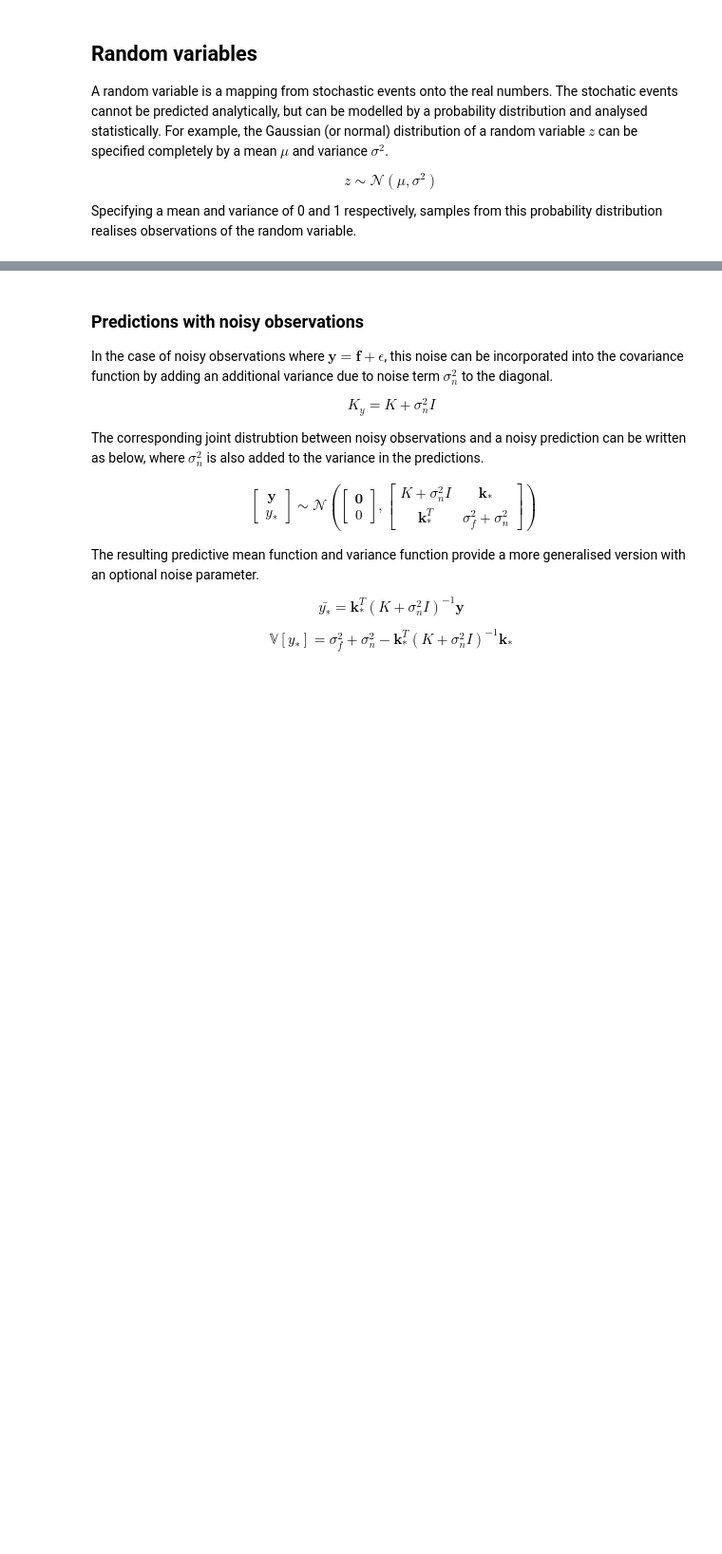
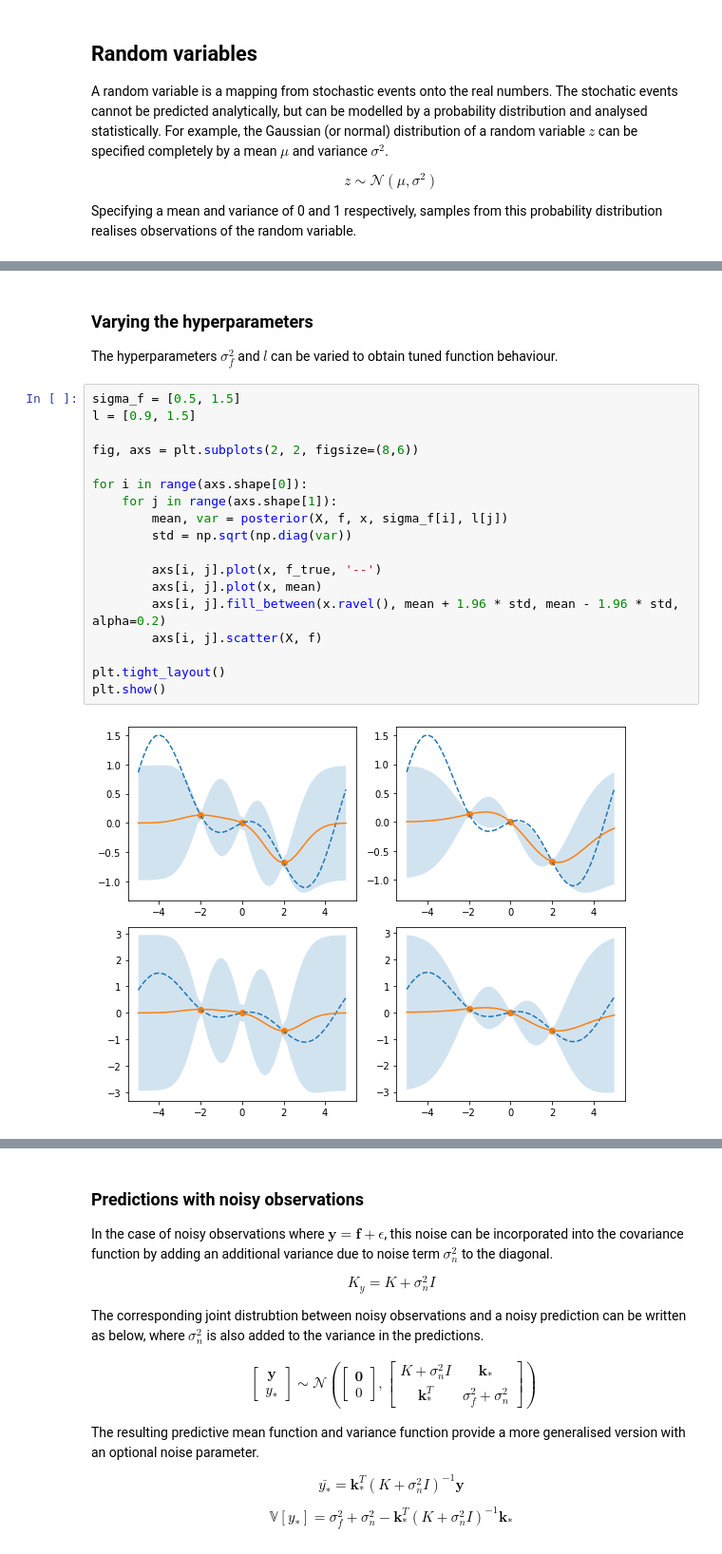
Before and after one commit to MGuo-Lab/oodx, a Jupyter notebook: notebooks/gaussian_processes.ipynb, the cells around one changed output, grey strips where cells are left out. Shown: that part at 95% size. Cells and saved outputs as stored; diff of their text form; blank space fills up the shorter version.

```diff
--- a/notebooks/gaussian_processes.ipynb
+++ b/notebooks/gaussian_processes.ipynb
@@ -165,0 +188,24 @@ The Sumomo `GPR` class inherits from the `GaussianProcessRegressor` from *scikit
+# %% [markdown]
+### Varying the hyperparameters
+
+The hyperparameters $\sigma_f^2$ and $l$ can be varied to obtain tuned function behaviour.
+# %%
+sigma_f = [0.5, 1.5]
+l = [0.9, 1.5]
+
+fig, axs = plt.subplots(2, 2, figsize=(8,6))
+
+for i in range(axs.shape[0]):
+    for j in range(axs.shape[1]):
+        mean, var = posterior(X, f, x, sigma_f[i], l[j])
+        std = np.sqrt(np.diag(var))
+
+        axs[i, j].plot(x, f_true, '--')
+        axs[i, j].plot(x, mean)
+        axs[i, j].fill_between(x.ravel(), mean + 1.96 * std, mean - 1.96 * std, alpha=0.2)
+        axs[i, j].scatter(X, f)
+
+plt.tight_layout()
+plt.show()
+# %% [output]
+[figure, added]
```
Also changed, not shown: parts of 43 cells of this notebook.
